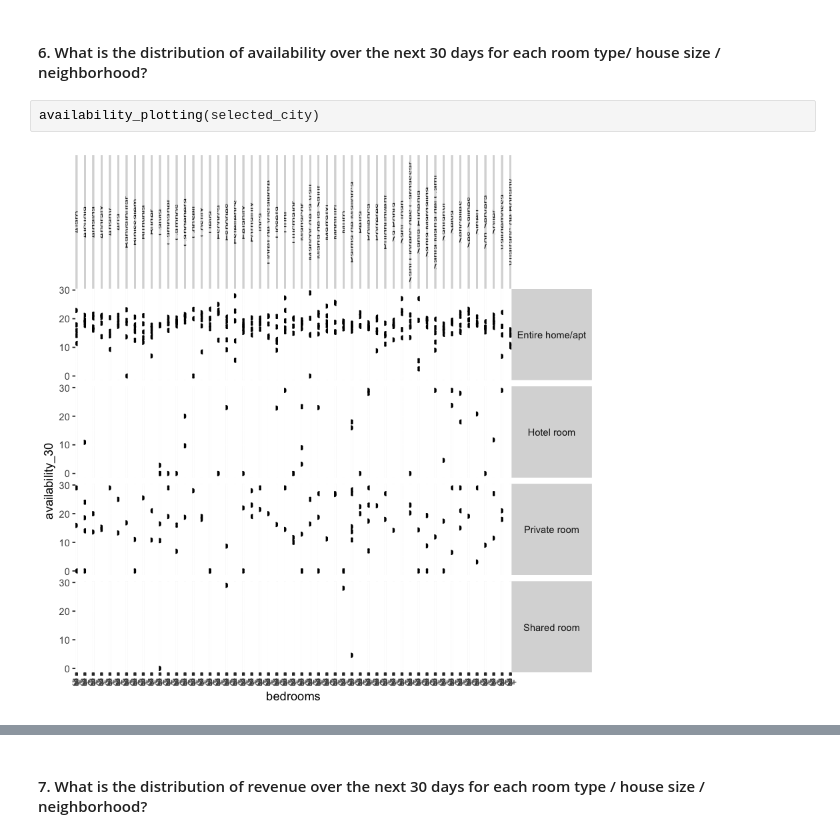
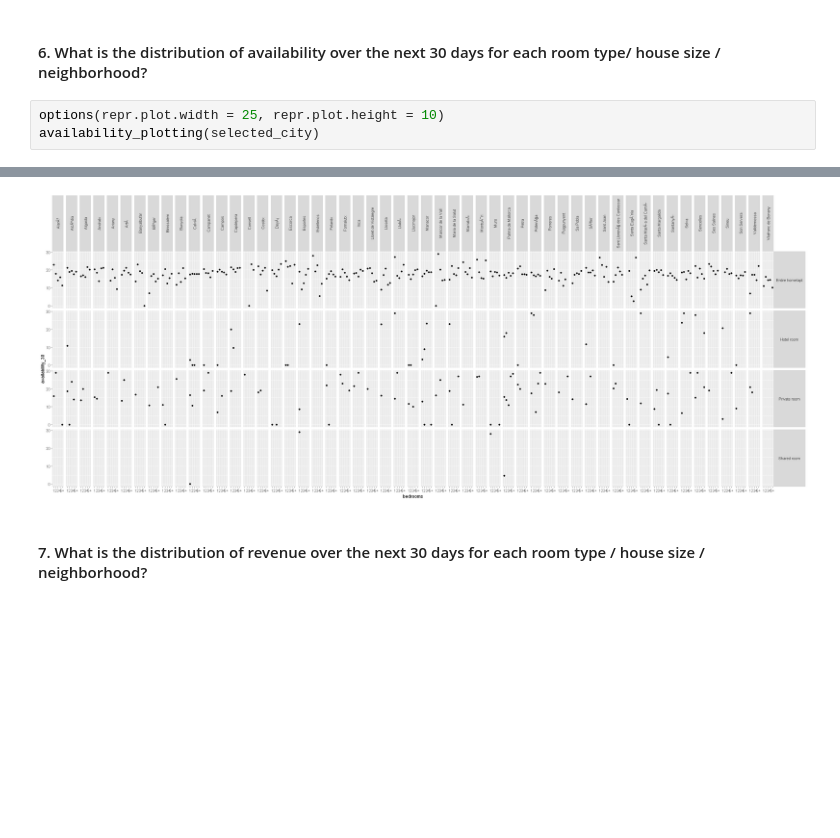
Before and after one commit to Ducrioma/Data-Analytics-Projects, a Jupyter notebook: Airbnb Data Analysis.ipynb, the cells around one changed output, grey strips where cells are left out. Cells and saved outputs as stored; diff of their text form; blank space fills up the shorter version.

Commit message:
size of plot

```diff
--- a/Airbnb Data Analysis.ipynb
+++ b/Airbnb Data Analysis.ipynb
@@ -626,7 +679,7 @@ aggregated_revenue(selected_city)
 | Shared room | 1 | Sineu | 0.0000 |
 # %% [markdown]
 #### 6. What is the distribution of availability over the next 30 days for each room type/ house size / neighborhood?
-# %%
-availability_plotting(selected_city)
-# %% [output]
-[figure, removed]
+# %%
+options(repr.plot.width = 25, repr.plot.height = 10)
+availability_plotting(selected_city)
+# %% [output]
@@ -633,3 +688,4 @@ availability_plotting(selected_city)
+[figure, added]
 # %% [markdown]
 #### 7. What is the distribution of revenue over the next 30 days for each room type / house size / neighborhood?
 # %%
```
Also changed, not shown: parts of 39 cells of this notebook.
